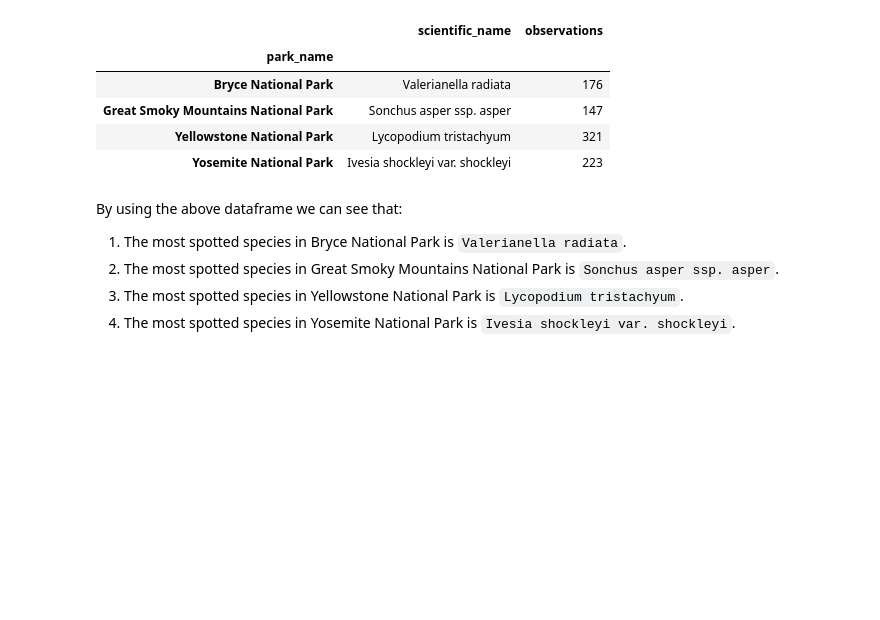
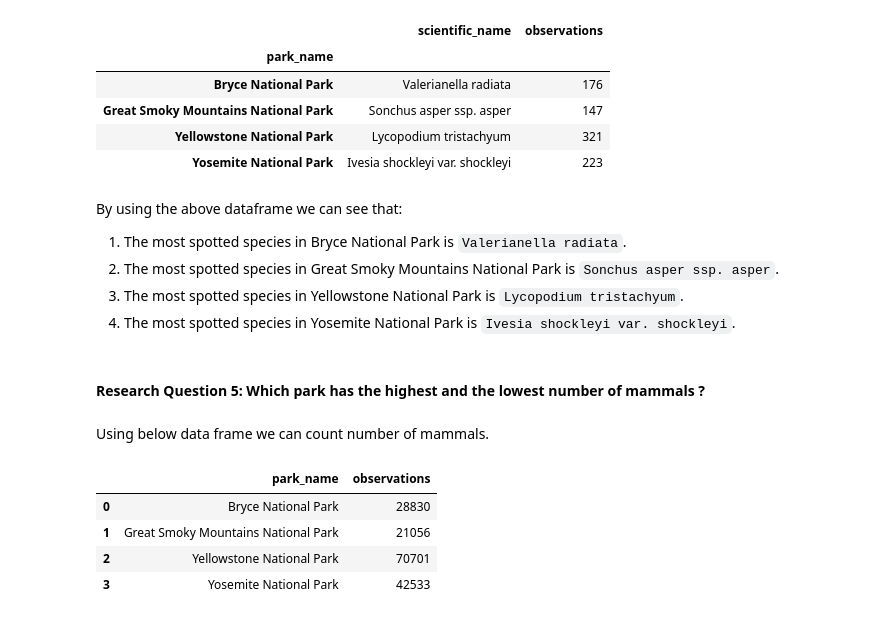
Before and after one commit to Kate-Pol/Biodiversity-in-National-Parks, a Jupyter notebook: biodiversity_.ipynb, the cells around one changed output. Drawn from its saved outputs; the diff is of its cells as text; code cells hidden in the pictures; blank space fills up the shorter version.

```diff
--- a/biodiversity_.ipynb
+++ b/biodiversity_.ipynb
@@ -379,3 +379,19 @@ By using the above dataframe we can see that:
 2. The most spotted species in Great Smoky Mountains National Park is `Sonchus asper ssp. asper`.
 3. The most spotted species in Yellowstone National Park is `Lycopodium tristachyum`.
 4. The most spotted species in Yosemite National Park is `Ivesia shockleyi var. shockleyi`.
+# %% [markdown]
+#### Research Question 5: Which park has the highest and the lowest number of mammals ?
+# %% [markdown]
+Using below data frame we can count number of mammals.
+# %%
+z = observations.merge(species)
+
+mammal_specis = z[z.category == "Mammal"]
+
+mammal_specis.groupby('park_name').observations.sum().reset_index()
+# %% [output]
+|  | park_name | observations |
+| 0 | Bryce National Park | 28830 |
+| 1 | Great Smoky Mountains National Park | 21056 |
+| 2 | Yellowstone National Park | 70701 |
+| 3 | Yosemite National Park | 42533 |
```
Also changed, not shown: parts of 4 cells of this notebook.
